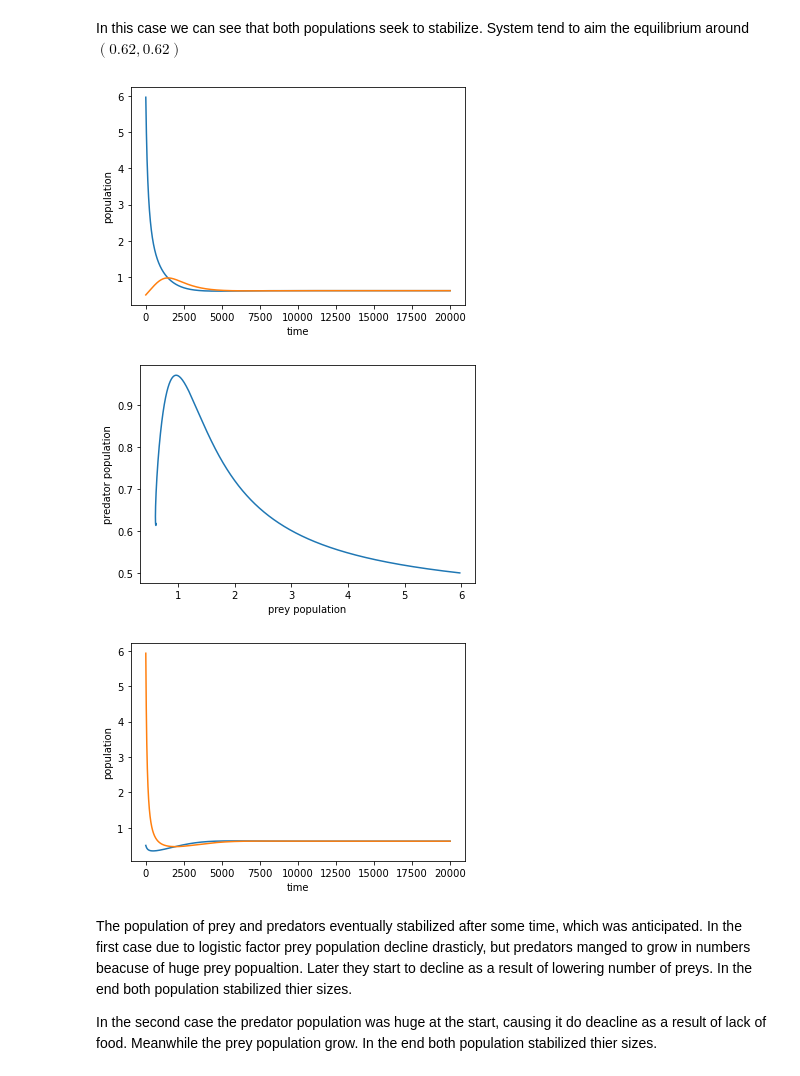
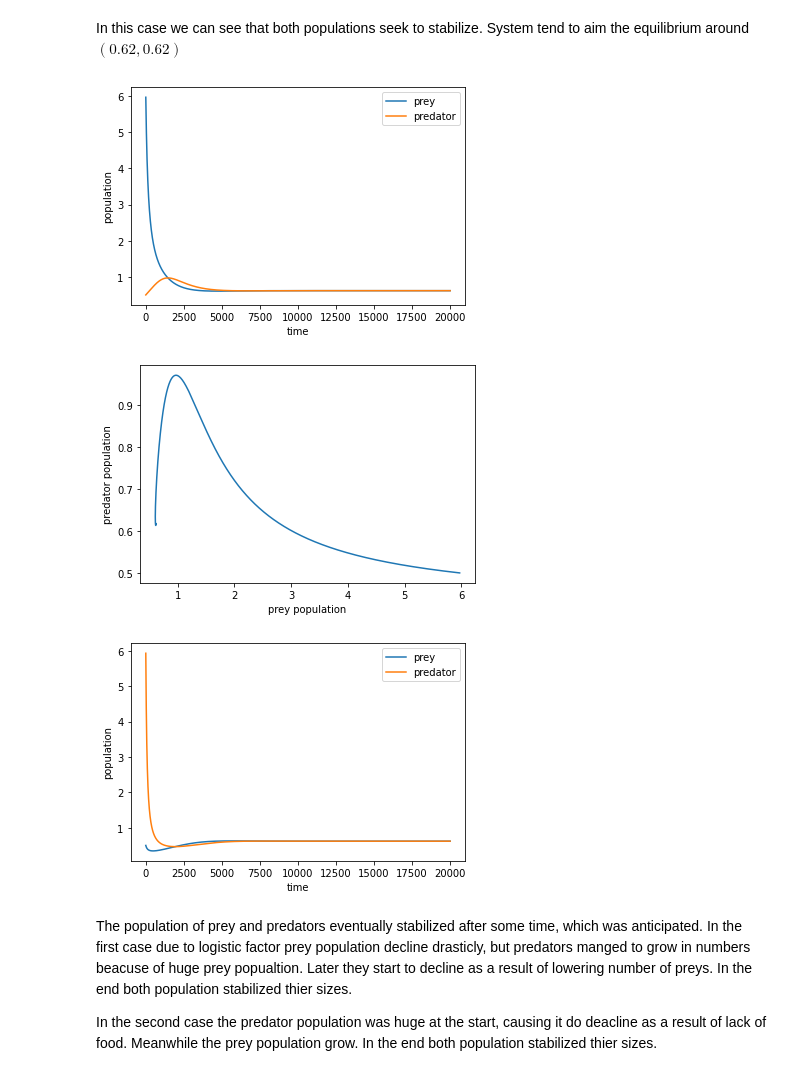
Before and after one commit to Deneverhad/Lotka, a Jupyter notebook: Lotka-Voltera.ipynb, the cells around one changed output. Saved outputs shown, nothing was run; the diff lists cells and outputs as text; code cells hidden in the pictures.

```diff
--- a/Lotka-Voltera.ipynb
+++ b/Lotka-Voltera.ipynb
@@ -162,36 +163,38 @@ data_plot2 = []
 
 data_plot_2 = []
 data_plot2_2 = []
 
 for i in range(0,len(solver)):
     data_plot.append(solver[i][0])
     data_plot2.append(solver[i][1])
 
 
 for i in range(0,len(solver2)):
     data_plot_2.append(solver2[i][0])
     data_plot2_2.append(solver2[i][1])
 
 plt.plot(data_plot,label="prey")
 plt.plot(data_plot2,label="predator")
 plt.xlabel("time")
 plt.ylabel("population")
+plt.legend(loc='upper right')
 plt.show()
 
 plt.plot(data_plot,data_plot2)
 plt.xlabel("prey population")
 plt.ylabel("predator population")
 plt.show()
 
 plt.plot(data_plot_2,label="prey")
 plt.plot(data_plot2_2,label="predator")
 plt.xlabel("time")
 plt.ylabel("population")
+plt.legend(loc='upper right')
 plt.show()
 # %% [output]
-[figure, old version]
+[figure, new version]
 [figure]
-[figure, old version]
+[figure, new version]
 # %% [markdown]
 The population of prey and predators eventually stabilized after some time, which was anticipated.
 In the first case due to logistic factor prey population decline drasticly, but predators manged to grow in numbers beacuse of huge prey popualtion. Later they start to decline as a result of lowering number of preys. In the end both population stabilized thier sizes.
```
Also changed, not shown: parts of 15 cells of this notebook.
